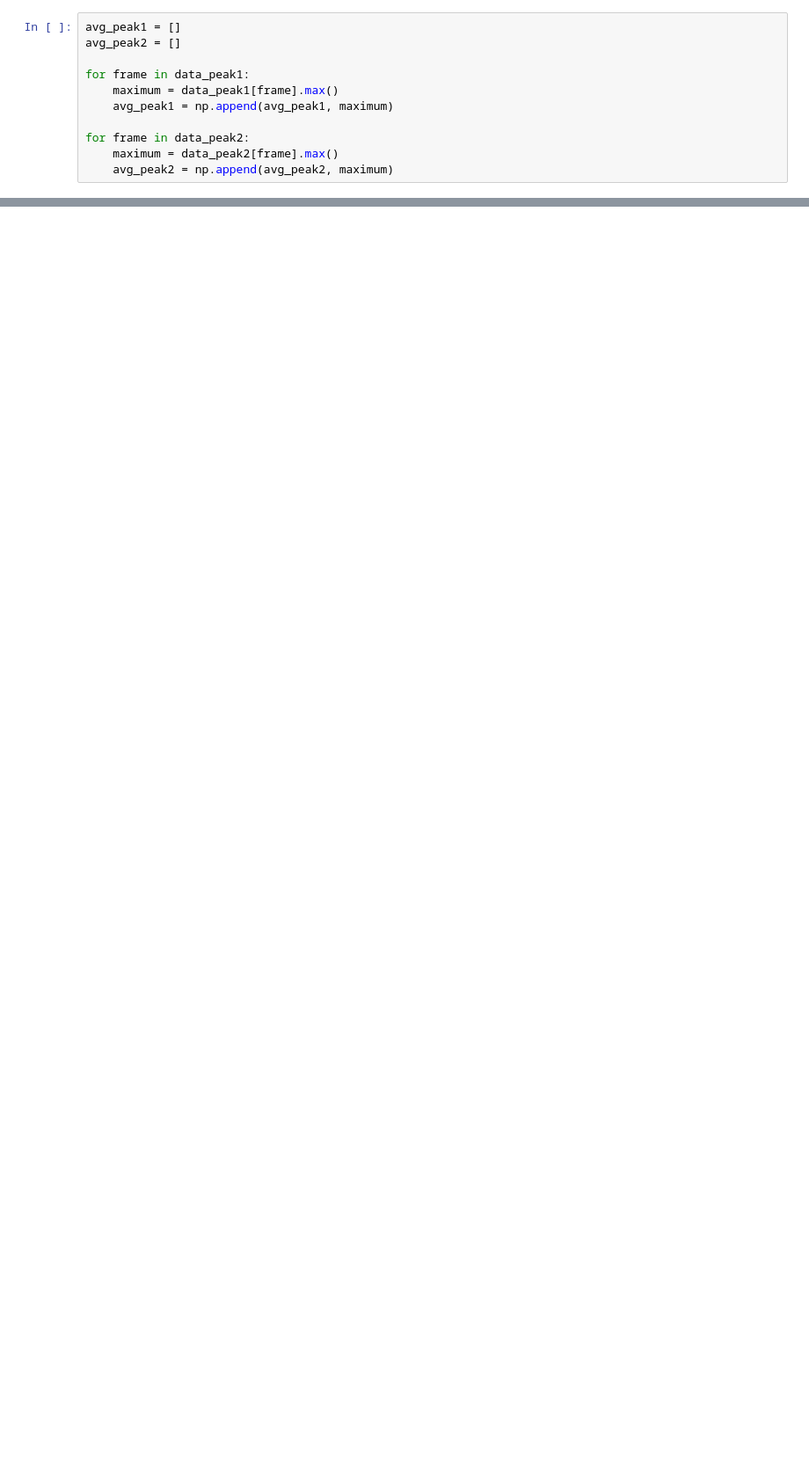
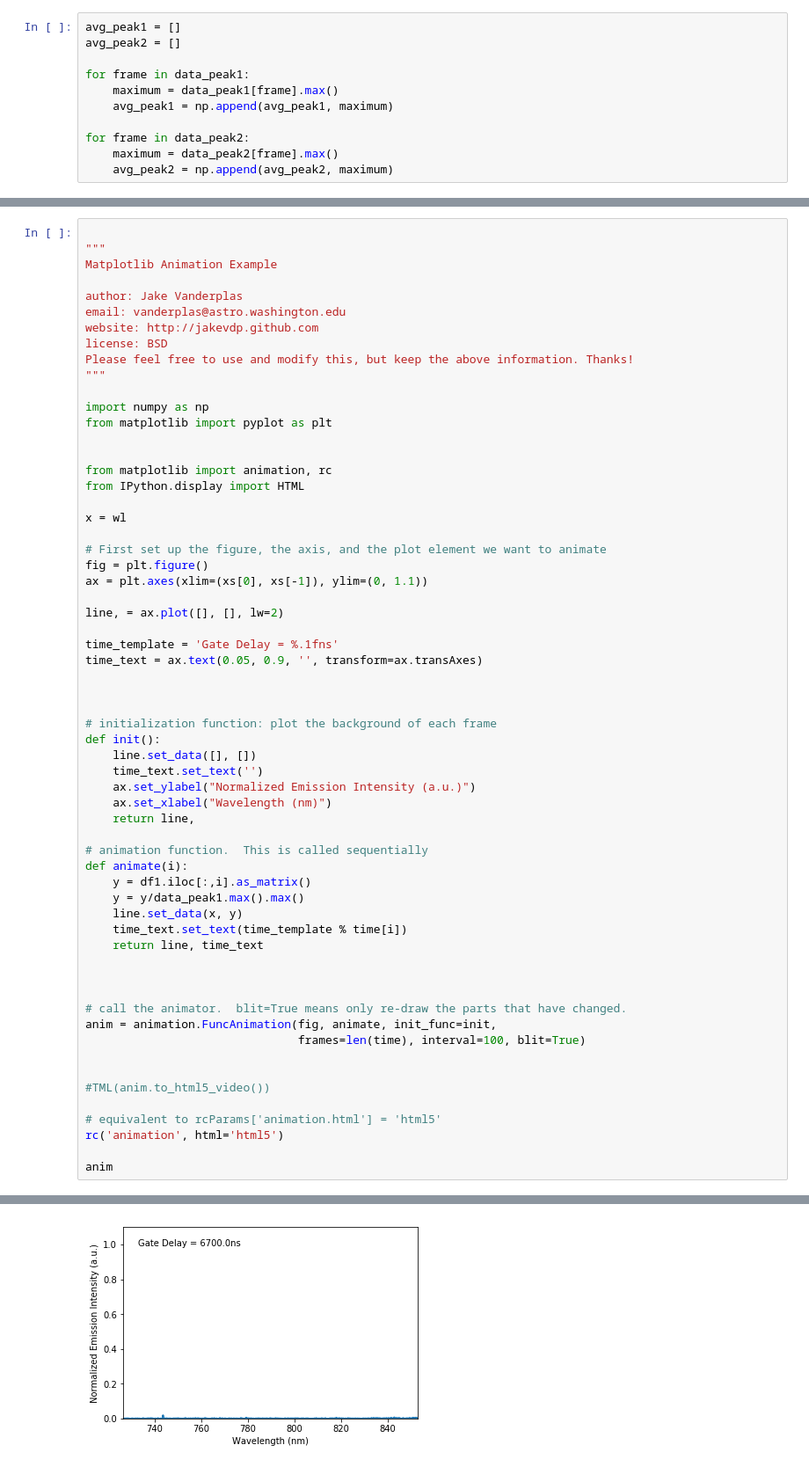
Before and after one commit to msb002/MHDlab, a Jupyter notebook: Python Analysis/Vapor Tube Analysis-excimer_2.ipynb, the cells around one changed output, grey strips where cells are left out. Shown: that part at 88% size. Drawn from its saved outputs; the diff is of its cells as text; blank space fills up the shorter version.

```diff
--- a/Python Analysis/Vapor Tube Analysis-excimer_2.ipynb
+++ b/Python Analysis/Vapor Tube Analysis-excimer_2.ipynb
@@ -113,0 +212,62 @@ plt.legend(bbox_to_anchor=(1.05, 1), loc=2, borderaxespad=0.)
+# %%
+
+"""
+Matplotlib Animation Example
+
+author: Jake Vanderplas
+email: vanderplas@astro.washington.edu
+website: http://jakevdp.github.com
+license: BSD
+Please feel free to use and modify this, but keep the above information. Thanks!
+"""
+
+import numpy as np
+from matplotlib import pyplot as plt
+
+
+from matplotlib import animation, rc
+from IPython.display import HTML
+
+x = wl
+
+# First set up the figure, the axis, and the plot element we want to animate
+fig = plt.figure()
+ax = plt.axes(xlim=(xs[0], xs[-1]), ylim=(0, 1.1))
+
+line, = ax.plot([], [], lw=2)
+
+time_template = 'Gate Delay = %.1fns'
+time_text = ax.text(0.05, 0.9, '', transform=ax.transAxes)
+
+
+
+# initialization function: plot the background of each frame
+def init():
+    line.set_data([], [])
+    time_text.set_text('')
+    ax.set_ylabel("Normalized Emission Intensity (a.u.)")
+    ax.set_xlabel("Wavelength (nm)")
+    return line,
+
+# animation function.  This is called sequentially
+def animate(i):
+    y = df1.iloc[:,i].as_matrix()
+    y = y/data_peak1.max().max()
+    line.set_data(x, y)
+    time_text.set_text(time_template % time[i])
+    return line, time_text
+
+
+
+# call the animator.  blit=True means only re-draw the parts that have changed.
+anim = animation.FuncAnimation(fig, animate, init_func=init,
+                               frames=len(time), interval=100, blit=True)
+
+
+#TML(anim.to_html5_video())
+
+# equivalent to rcParams['animation.html'] = 'html5'
+rc('animation', html='html5')
+
+anim
+# %% [output]
@@ -113,0 +275 @@ plt.legend(bbox_to_anchor=(1.05, 1), loc=2, borderaxespad=0.)
+[figure, added]
```
Also changed, not shown: parts of 12 cells of this notebook.
